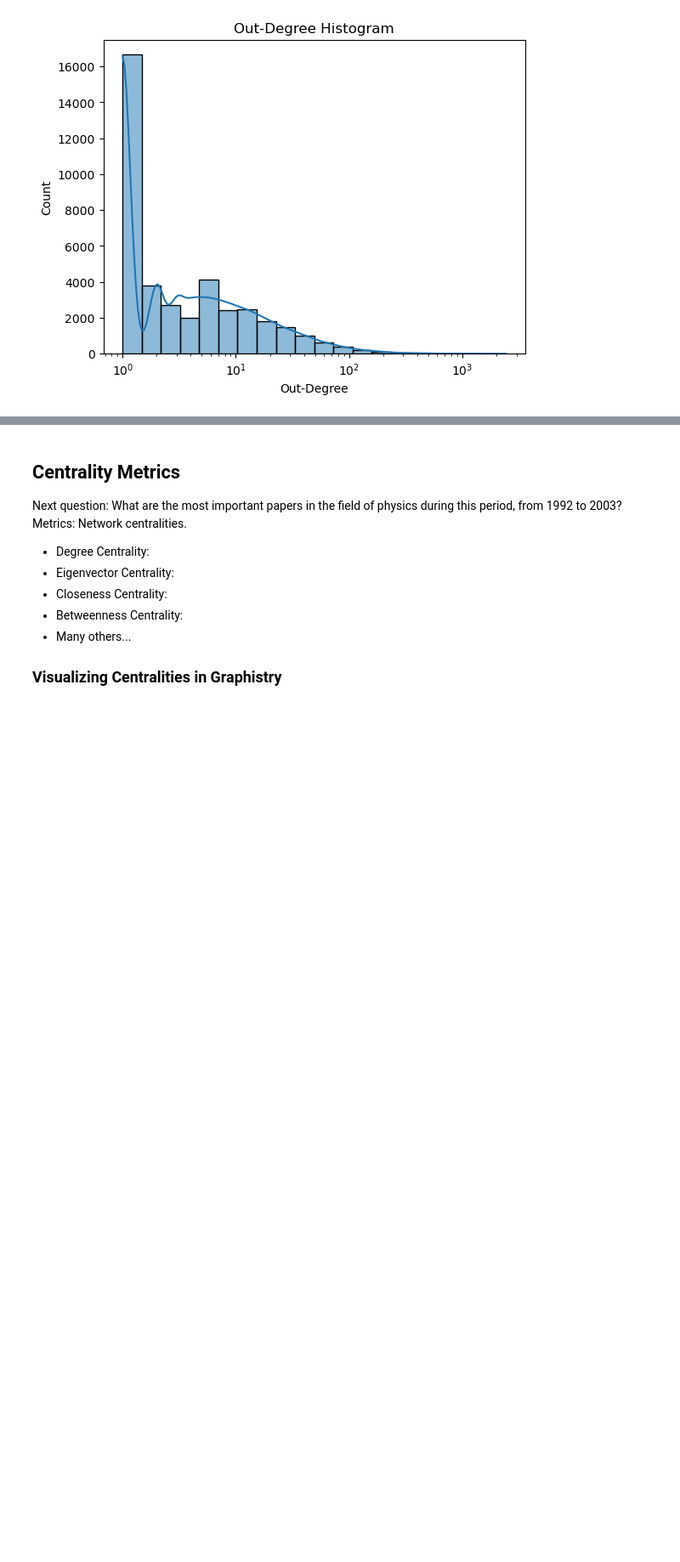
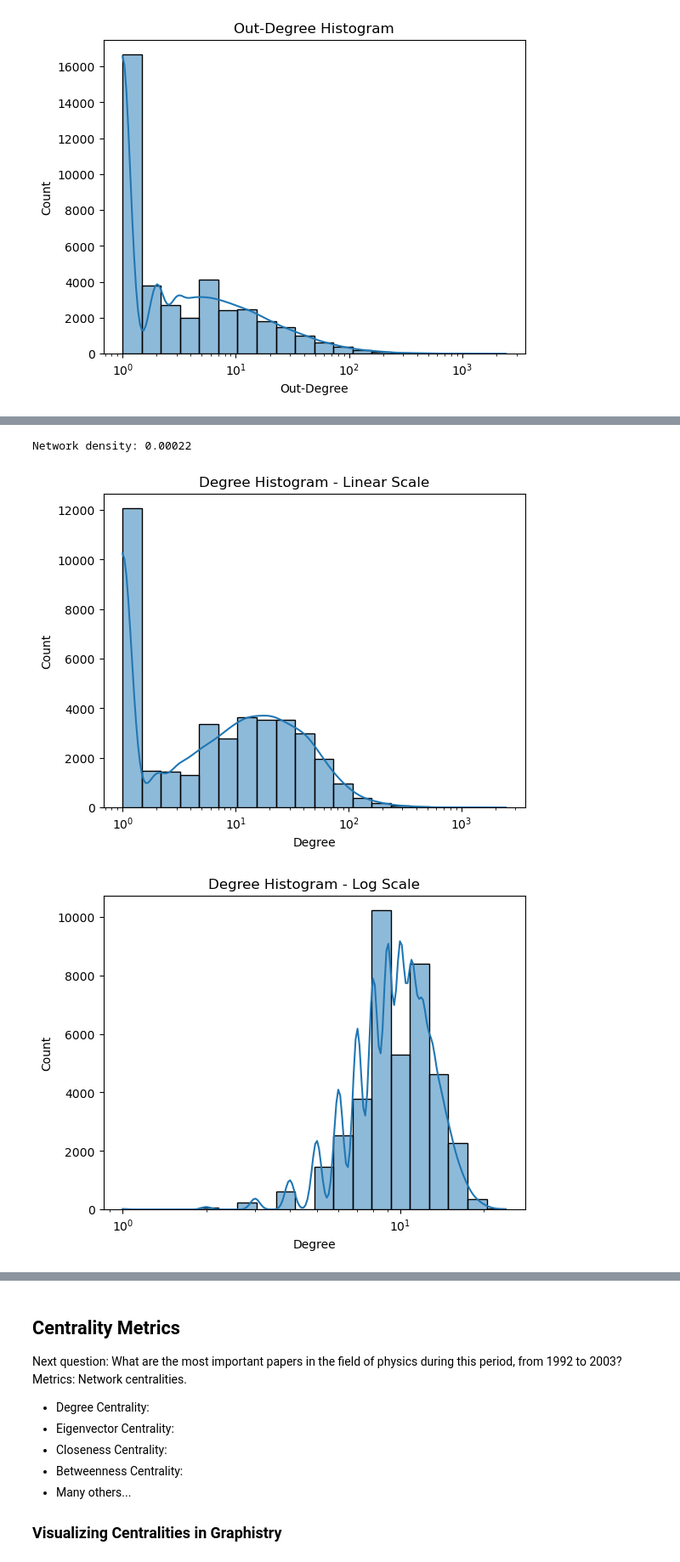
Before and after one commit to Graphlet-AI/graphml-class, a Jupyter notebook: Part 2 - Quantitative Networks - Social Network Analysis and Network Science.ipynb, the cells around one changed output, grey strips where cells are left out. Shown at 85% size. Drawn from its saved outputs; the diff is of its cells as text; code cells hidden in the pictures; blank space fills up the shorter version.

Commit message:
Modeling a citation network using random graph models.

```diff
--- a/Part 2 - Quantitative Networks - Social Network Analysis and Network Science.ipynb
+++ b/Part 2 - Quantitative Networks - Social Network Analysis and Network Science.ipynb
@@ -290,0 +312,32 @@ These histograms don't exist in a vacuum. They can be compared to theoretical mo
+# %%
+# Calculate the edge probability parameter for the Erdos-Renyi model
+p = nx.density(G)
+print(f"Network density: {p:.5f}")
+
+# Create an Erdos-Renyi graph with the same number of nodes and the calculated edge probability
+G_er = nx.erdos_renyi_graph(G.number_of_nodes(), p)
+# %% [output]
+Network density: 0.00022
+# %%
+def plot_degree(G, G_compare):
+    """Compute the degrees of a graph and them in linear and log scale."""
+    degree_sequence = [d + 1 for n, d in G.degree()]
+
+    # Create histogram of degree
+    ax = sns.histplot(degree_sequence, bins=20, kde=True, log_scale=True)
+    ax.set(xlabel='Degree')
+    plt.title(f"Degree Histogram - Linear Scale")
+    plt.show()
+
+    compare_degree_sequence = [d + 1 for n, d in G_compare.degree()]
+
+    # Create histogram of degree
+    ax = sns.histplot(compare_degree_sequence, bins=20, kde=True, log_scale=True)
+    ax.set(xlabel='Degree')
+    plt.title(f"Degree Histogram - Log Scale")
+    plt.show()
+
+plot_degree(G, G_er)
+# %% [output]
+[figure, added]
+[figure, added]
```
Also changed, not shown: parts of 12 cells of this notebook.
